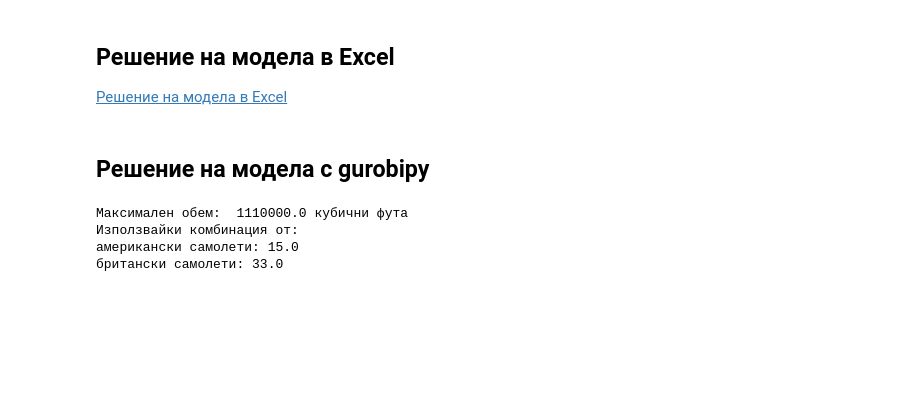
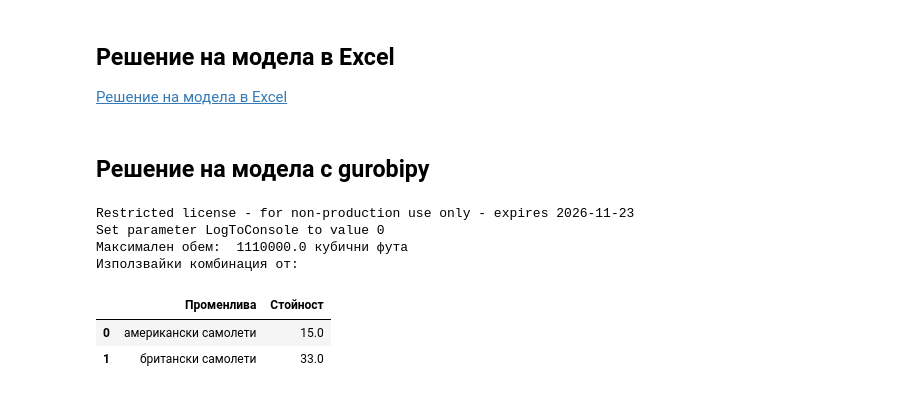
Before and after one commit to febse/opt2025, a Jupyter notebook: 02-Introduction/index.ipynb, the cells around one changed output. Saved outputs shown, nothing was run; the diff lists cells and outputs as text; code cells hidden in the pictures; blank space fills up the shorter version.

```diff
--- a/02-Introduction/index.ipynb
+++ b/02-Introduction/index.ipynb
@@ -260,40 +261,47 @@ print(round(comb_n / (1e9 * 60 * 60 * 24 * 365), 1), "години")
 # %%
 import gurobipy as gp
 from gurobipy import GRB
 import pandas as pd
 
 # Съставяне на нов модел
 
 m = gp.Model("Berlin Airlift")
 m.Params.LogToConsole = 0
 
-x1 = m.addVar(vtype=GRB.INTEGER, lb = 0, name="американски самолети")
-x2 = m.addVar(vtype=GRB.INTEGER, lb = 0, name="британски самолети")
+xA = m.addVar(vtype=GRB.INTEGER, lb = 0, name="американски самолети")
+xB = m.addVar(vtype=GRB.INTEGER, lb = 0, name="британски самолети")
 
 # Целева функция
 
-m.setObjective(3 * x1 + 2 * x2, GRB.MAXIMIZE)
+m.setObjective(3 * xA + 2 * xB, GRB.MAXIMIZE)
 
 # Добавяне на ограниченията
 
-m.addConstr(x1 + x2 <= 48, "Infrastructure")
-m.addConstr(16 * x1 + 8 * x2 <= 512, "Staff")
-m.addConstr(9 * x1 + 5 * x2 <= 300, "Budget")
+m.addConstr(xA + xB <= 48, "Infrastructure")
+m.addConstr(16 * xA + 8 * xB <= 512, "Staff")
+m.addConstr(9 * xA + 5 * xB <= 300, "Budget")
 
 # Неотрицателността на променливите е автоматично дефинирана в m.addVar
 
 # Решаване на модела
 m.optimize()
 
 print("Максимален обем: ", 1e4 * m.objVal, "кубични фута")
 
 print("Използвайки комбинация от:")
 
-# Отпечатване на резултата
+# Отпечатване на резултата в таблица
+
+df = pd.DataFrame(columns=["Променлива", "Стойност"])
 for v in m.getVars():
-    print(f"{v.varName}: {v.x}")
+    df.loc[len(df)] = [v.varName, v.x]
+
+df
 # %% [output]
+Restricted license - for non-production use only - expires 2026-11-23
+Set parameter LogToConsole to value 0
 Максимален обем:  1110000.0 кубични фута
 Използвайки комбинация от:
-американски самолети: 15.0
-британски самолети: 33.0
+|  | Променлива | Стойност |
+| 0 | американски самолети | 15.0 |
+| 1 | британски самолети | 33.0 |
```
Also changed, not shown: parts of 6 cells of this notebook.
